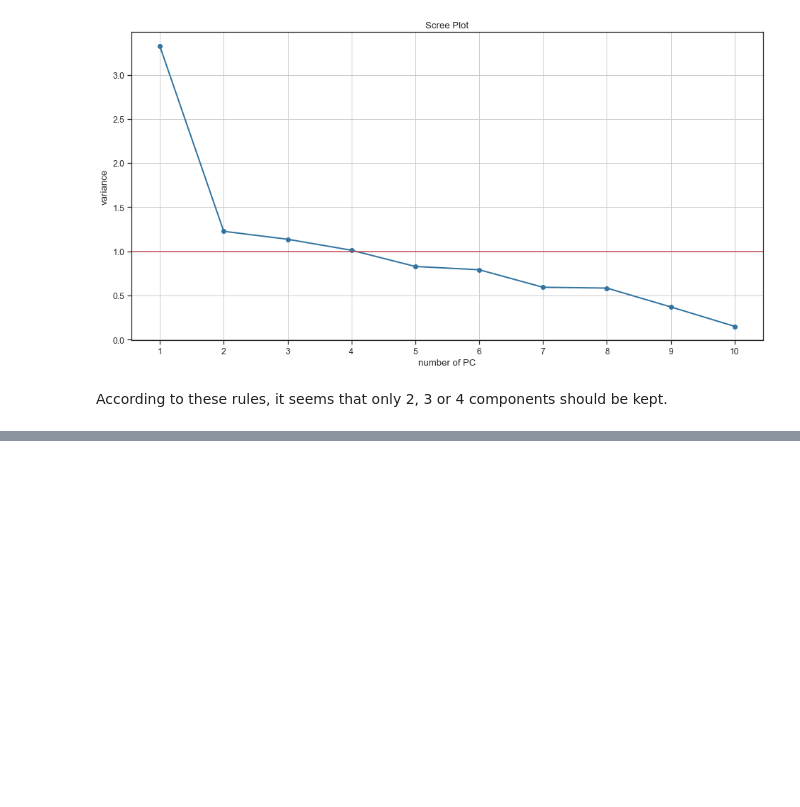
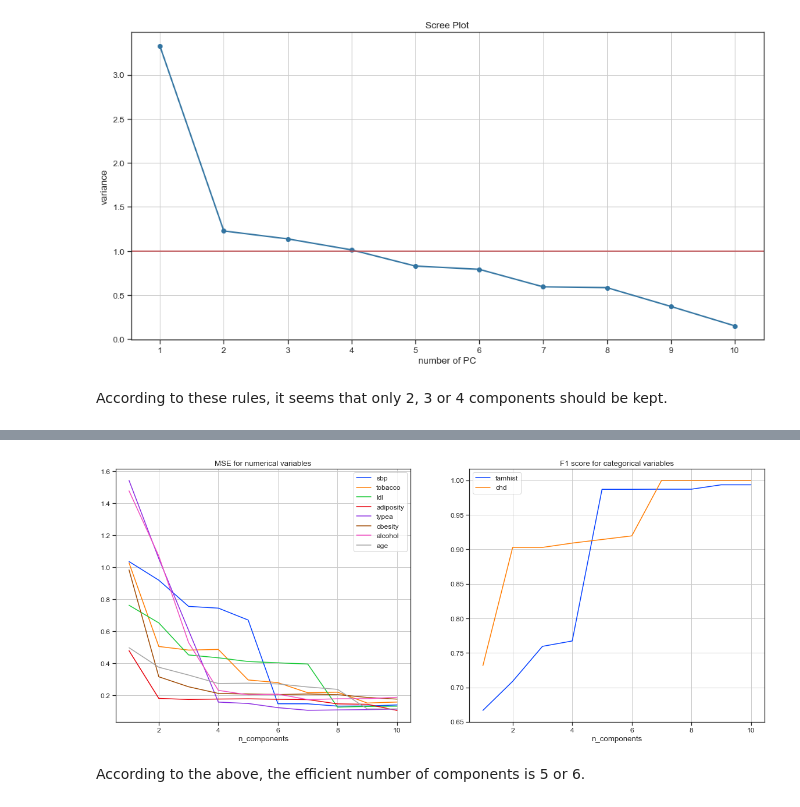
Before and after one commit to DawidPludowski/WUM-PD6, a Jupyter notebook: notebooks/WUM_pd6_val.ipynb, the cells around one changed output, grey strips where cells are left out. Cells and saved outputs as stored; diff of their text form; code cells hidden in the pictures; blank space fills up the shorter version.

```diff
--- a/notebooks/WUM_pd6_val.ipynb
+++ b/notebooks/WUM_pd6_val.ipynb
@@ -267,0 +308,17 @@ According to these rules, it seems that only 2, 3 or 4 components should be kept
+# %%
+numerical_columns_scores = pd.read_csv('resources/numerical_columns_scores.csv', index_col=0)
+categorical_columns_scores = pd.read_csv('resources/categorical_columns_scores.csv', index_col=0)
+# %%
+scores = (numerical_columns_scores, categorical_columns_scores)
+titles = ('MSE for numerical variables', 'F1 score for categorical variables')
+
+fig, ax = plt.subplots(1, 2, figsize=(20, 8))
+
+for i in range(len(scores)):
+    sns.lineplot(data=scores[i], palette=sns.color_palette('bright')[:scores[i].shape[1]], dashes=['']*(scores[i].shape[1]), ax = ax[i])
+    ax[i].set_title(titles[i])
+plt.show()
+# %% [output]
+[figure, added]
+# %% [markdown]
+According to the above, the efficient number of components is 5 or 6.
```
Also changed, not shown: parts of 10 cells of this notebook, 2 other files.
